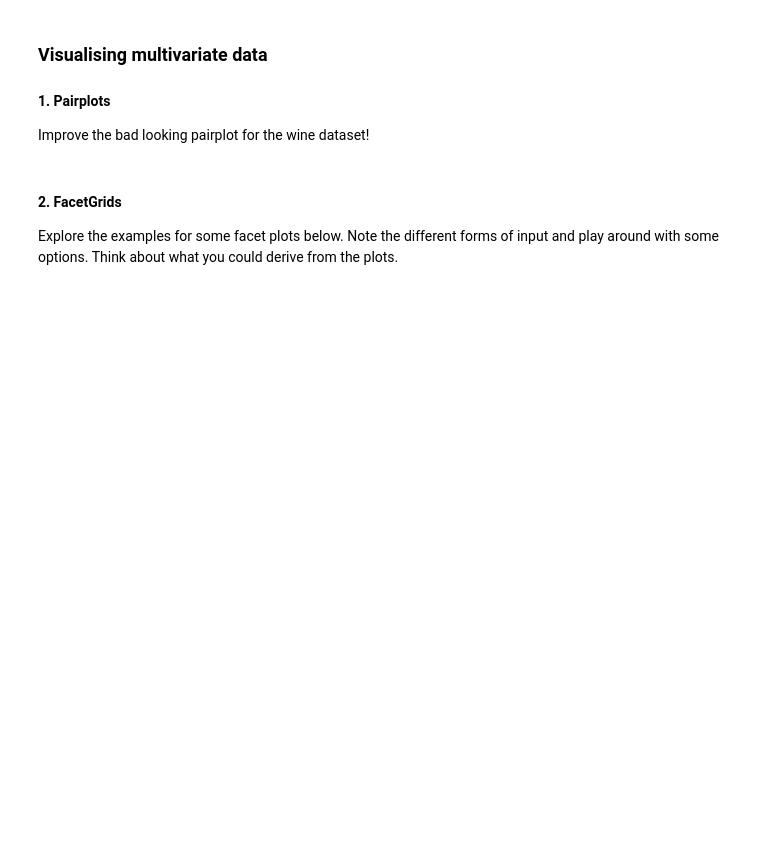
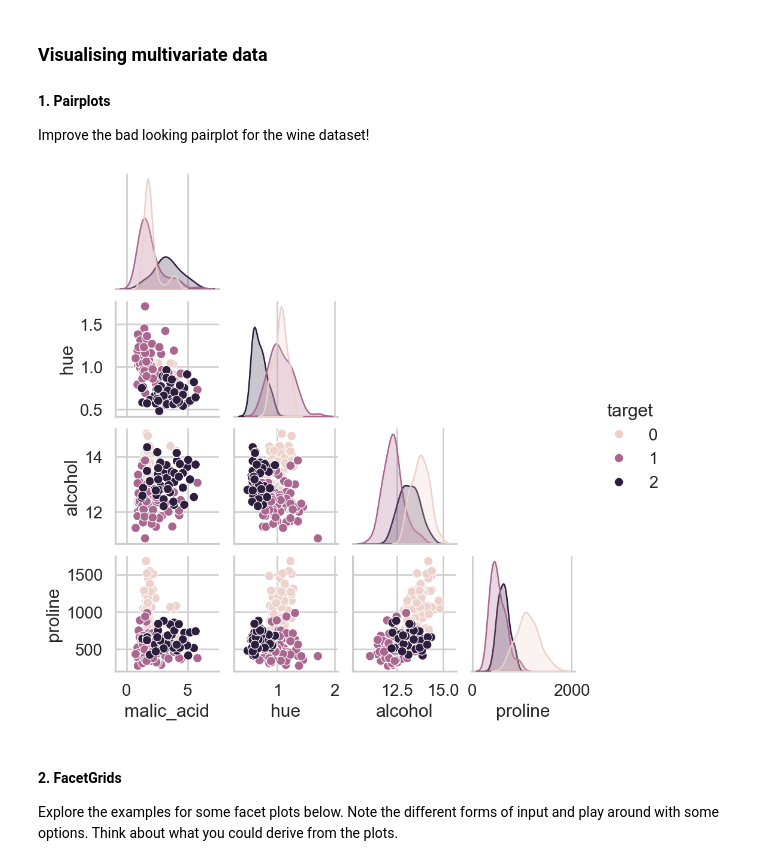
Before and after one commit to schoergj/DSA103, a Jupyter notebook: LifeScienceData/lecture19/visualisation2.ipynb, the cells around one changed output. Drawn from its saved outputs; the diff is of its cells as text; code cells hidden in the pictures; blank space fills up the shorter version.

```diff
--- a/LifeScienceData/lecture19/visualisation2.ipynb
+++ b/LifeScienceData/lecture19/visualisation2.ipynb
@@ -33,6 +40,19 @@ Improve the bad looking pairplot for the wine dataset!
 # %%
 sns.pairplot(df)
 plt.show()
+# %%
+sns.pairplot(
+    df,
+    vars=["malic_acid", "hue", "alcohol", "proline"],
+    hue="target",
+    diag_kind="kde",
+    corner=True,
+    # palette="viridis",
+    height=2
+)
+plt.show()
+# %% [output]
+[figure, added]
 # %% [markdown]
 #### 2. FacetGrids
 
```
Also changed, not shown: parts of 8 cells of this notebook, 1 other file.
